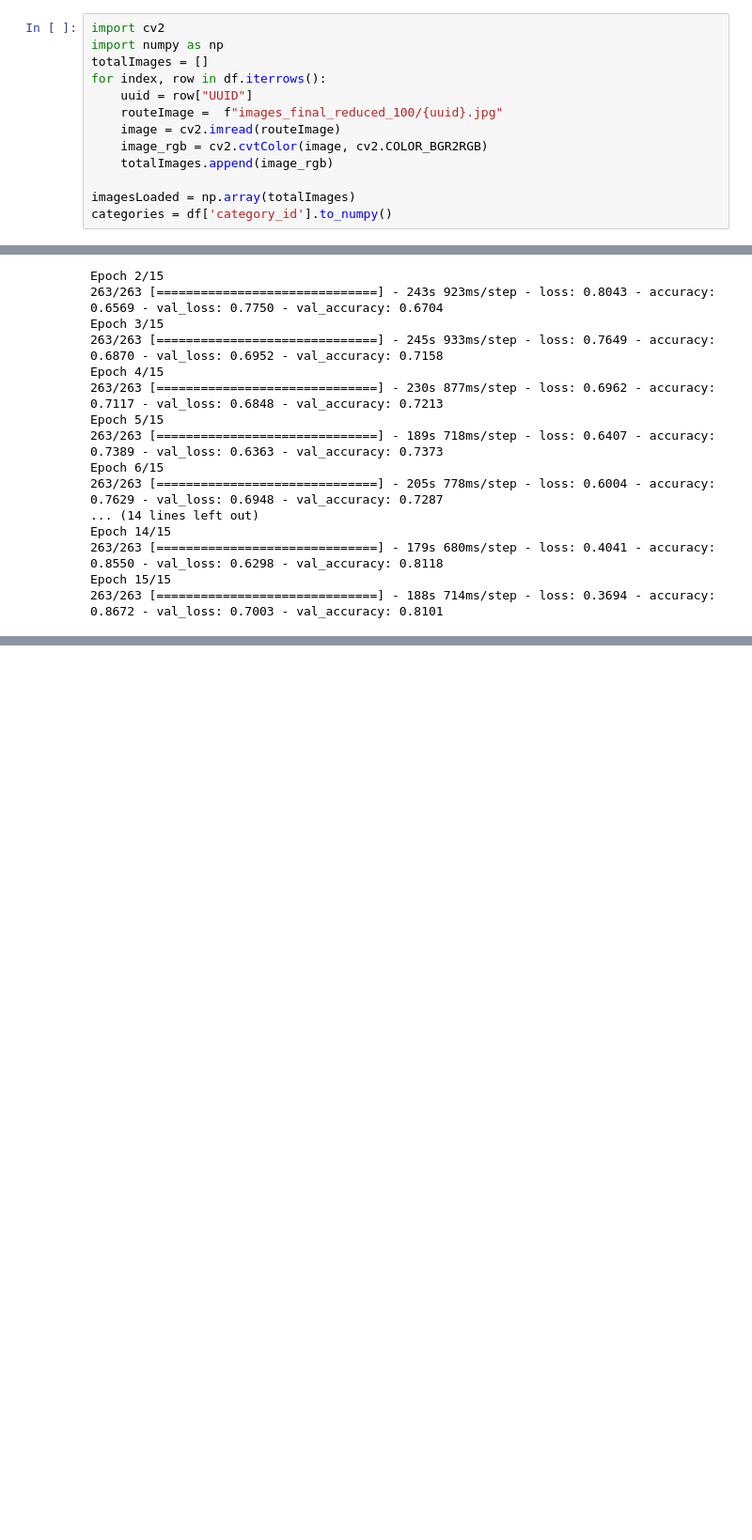
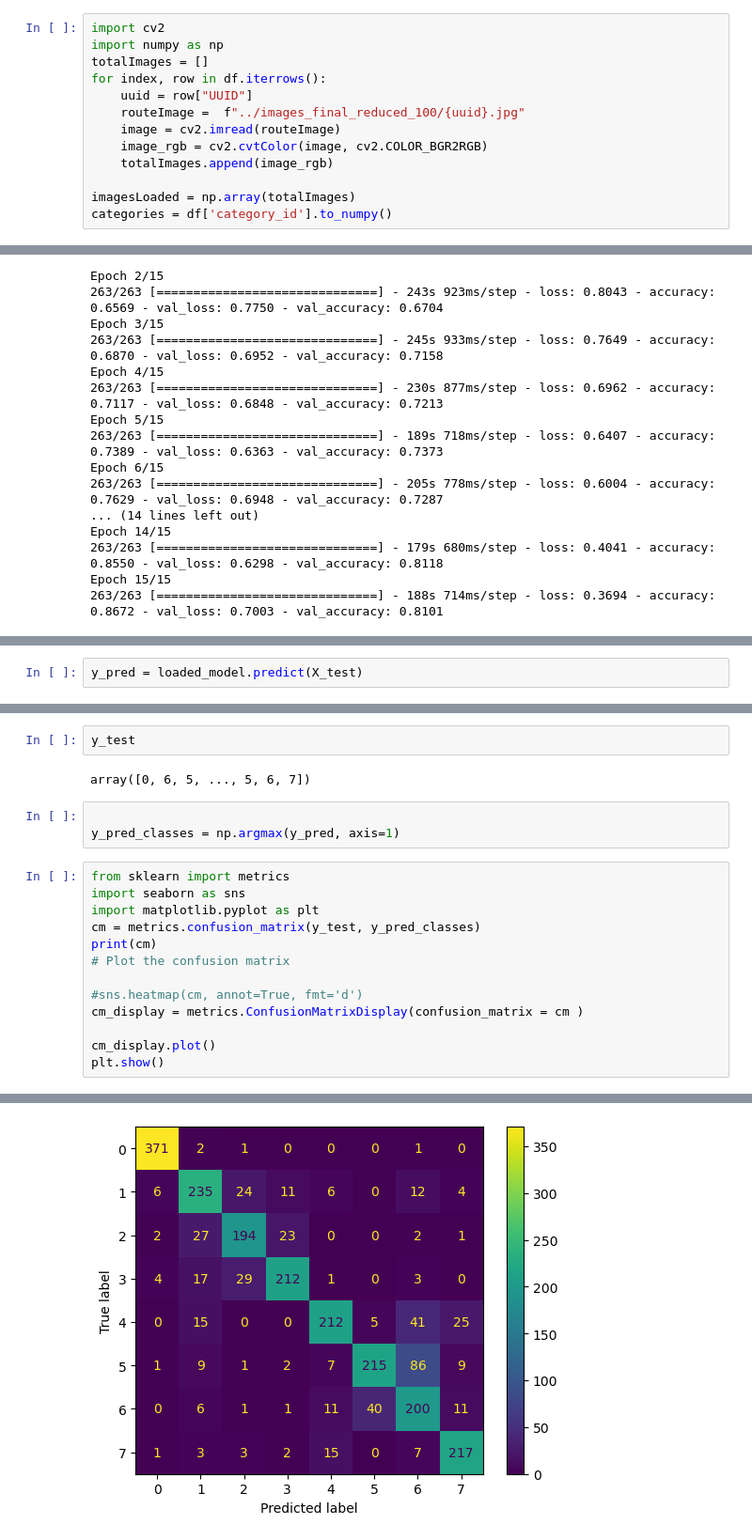
Before and after one commit to alanzarate/final_av_project_recog, a Jupyter notebook: FinalProject.ipynb, the cells around one changed output, grey strips where cells are left out. Shown at 94% size. Drawn from its saved outputs; the diff is of its cells as text; blank space fills up the shorter version.

```diff
--- a/FinalProject.ipynb
+++ b/FinalProject.ipynb
@@ -75,7 +79,7 @@ import numpy as np
 totalImages = []
 for index, row in df.iterrows():
     uuid = row["UUID"]
-    routeImage =  f"images_final_reduced_100/{uuid}.jpg"
+    routeImage =  f"../images_final_reduced_100/{uuid}.jpg"
     image = cv2.imread(routeImage)
     image_rgb = cv2.cvtColor(image, cv2.COLOR_BGR2RGB)
     totalImages.append(image_rgb)
@@ -203,0 +204,2 @@ Train for 7 categories
+# %%
+y_pred = loaded_model.predict(X_test)
@@ -203,0 +212,21 @@ Train for 7 categories
+# %%
+y_test
+# %% [output]
+array([0, 6, 5, ..., 5, 6, 7])
+# %%
+
+y_pred_classes = np.argmax(y_pred, axis=1)
+# %%
+from sklearn import metrics
+import seaborn as sns
+import matplotlib.pyplot as plt
+cm = metrics.confusion_matrix(y_test, y_pred_classes)
+print(cm)
+# Plot the confusion matrix
+
+#sns.heatmap(cm, annot=True, fmt='d')
+cm_display = metrics.ConfusionMatrixDisplay(confusion_matrix = cm )
+
+cm_display.plot()
+plt.show()
+# %% [output]
@@ -203,0 +241 @@ Train for 7 categories
+[figure, added]
```
Also changed, not shown: parts of 10 cells of this notebook.
